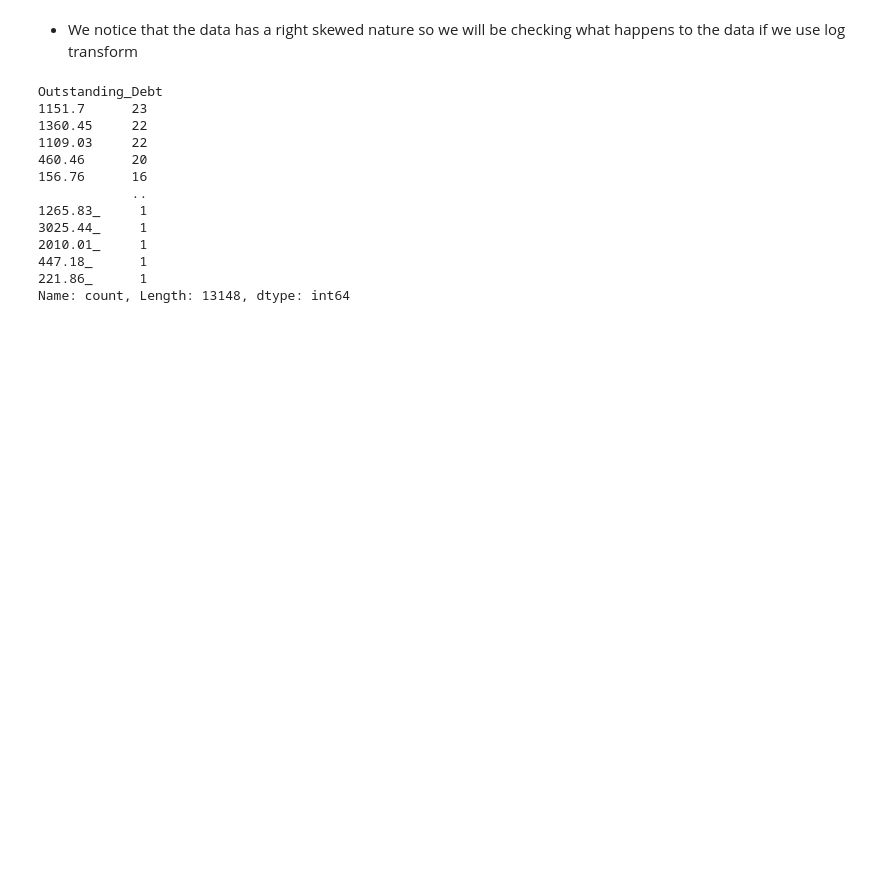
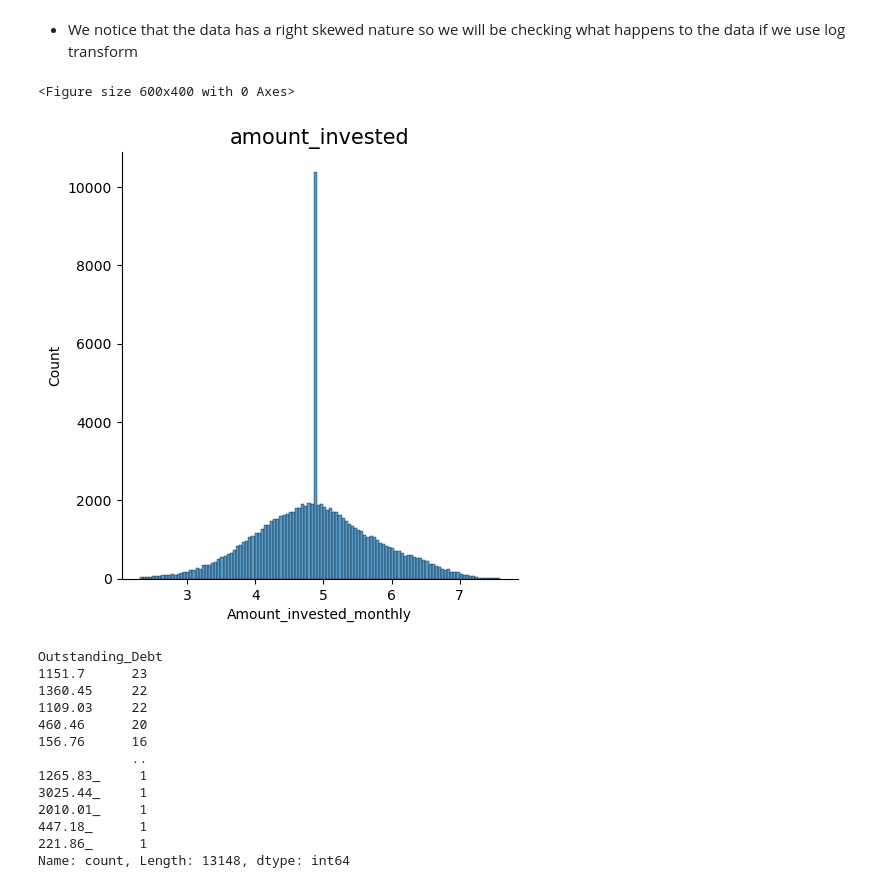
Before and after one commit to SaitejSamudrala/Credit-Score-Classification, a Jupyter notebook: src/main.ipynb, the cells around one changed output. Saved outputs shown, nothing was run; the diff lists cells and outputs as text; code cells hidden in the pictures; blank space fills up the shorter version.

```diff
--- a/src/main.ipynb
+++ b/src/main.ipynb
@@ -396,8 +389,11 @@ dist_plot(column='Amount_invested_monthly')
 # %% [markdown]
 - We notice that the data has a right skewed nature so we will be checking what happens to the data if we use log transform
 # %%
-# log_amount = np.log(train['Amount_invested_monthly'])
-# plt.figure(figsize=(6,4))
-# sns.displot(log_amount)
-# plt.title("amount_invested", size=15)
-# plt.show()
+log_amount = np.log(train['Amount_invested_monthly'])
+plt.figure(figsize=(6,4))
+sns.displot(log_amount)
+plt.title("amount_invested", size=15)
+plt.show()
+# %% [output]
+<Figure size 600x400 with 0 Axes>
+[figure, added]
```
Also changed, not shown: parts of 45 cells of this notebook, 1 other file.
